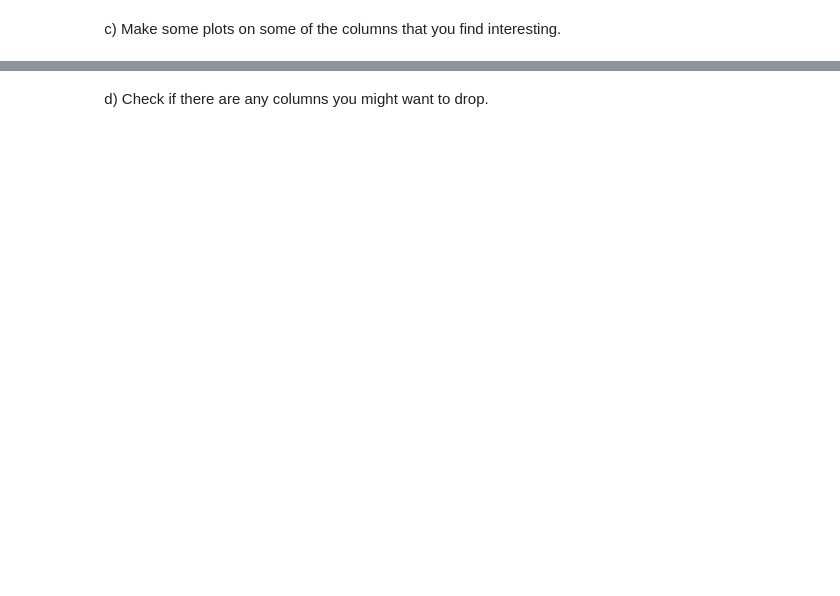
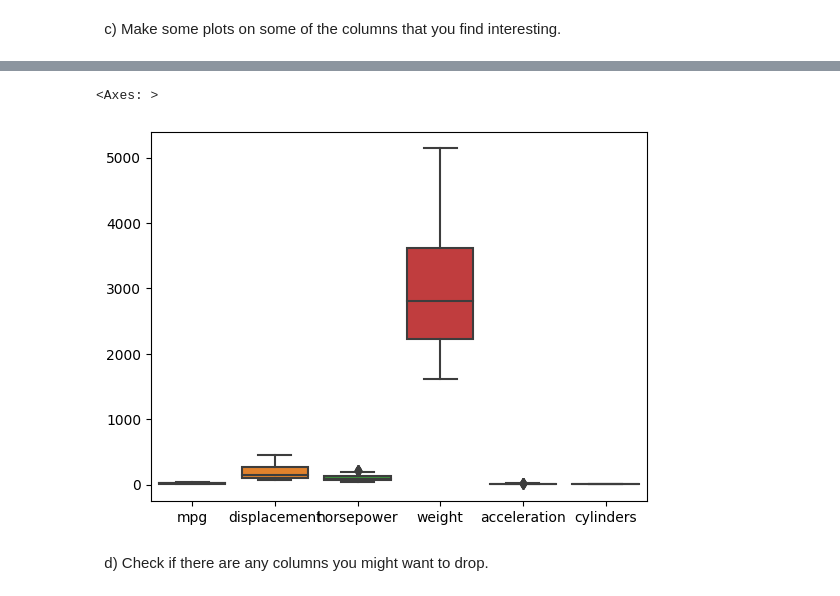
Before and after one commit to VineelaNedunuri/Machine-learning, a Jupyter notebook: Exercises/E02_sklearn.ipynb, the cells around one changed output, grey strips where cells are left out. Cells and saved outputs as stored; diff of their text form; code cells hidden in the pictures; blank space fills up the shorter version.

```diff
--- a/Exercises/E02_sklearn.ipynb
+++ b/Exercises/E02_sklearn.ipynb
@@ -36,3 +108,8 @@ sns.boxplot(data=mpg_df[['mpg', 'displacement', 'horsepower', 'weight', 'acceler
+# %%
+sns.boxplot(data=df[['mpg', 'displacement', 'horsepower', 'weight', 'acceleration','cylinders']])
+# %% [output]
+<Axes: >
+[figure, added]
 # %% [markdown]
 &nbsp; d) Check if there are any columns you might want to drop.
 # %%
```
Also changed, not shown: parts of 21 cells of this notebook, 1 other file.
